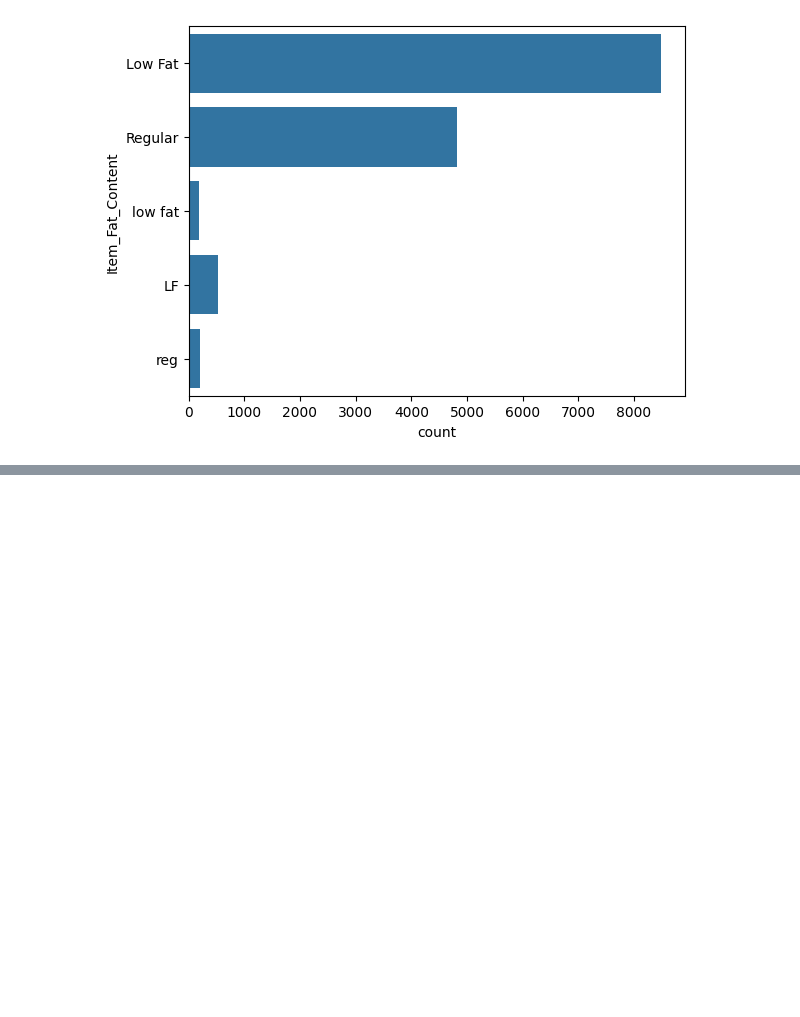
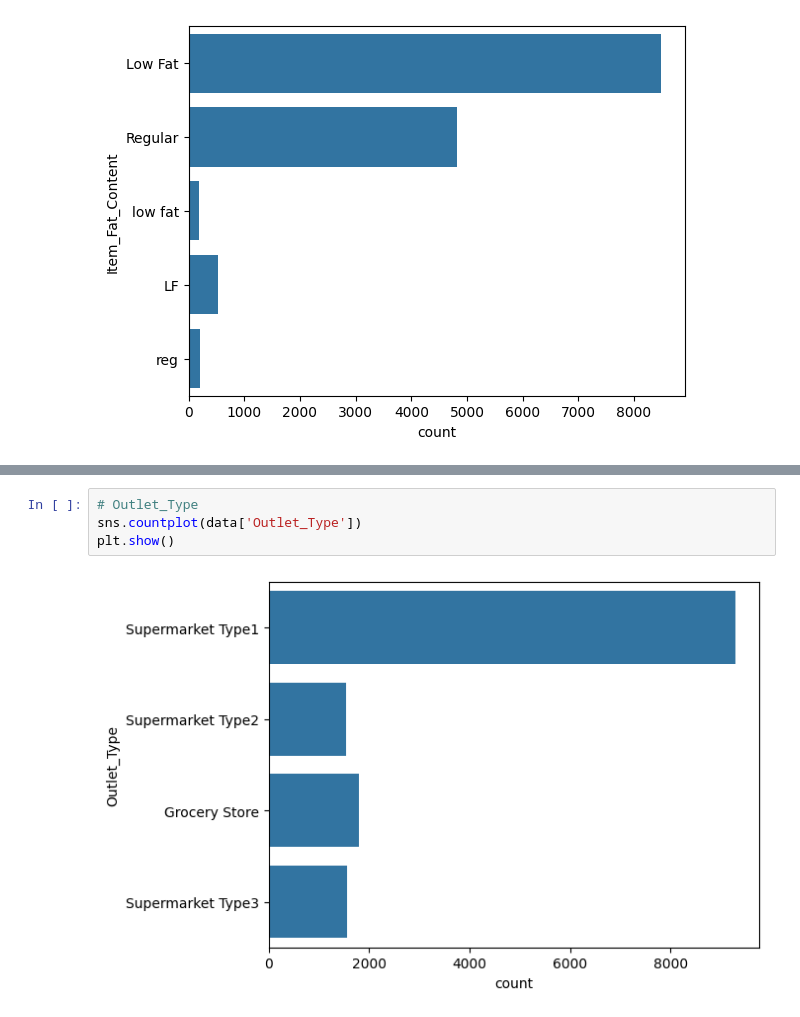
Before and after one commit to Technocolabs100/BigMart-Analysis-and-Prediction-on-Sales-Data, a Jupyter notebook: BigMartSalesPrediction.ipynb, the cells around one changed output, grey strips where cells are left out. Drawn from its saved outputs; the diff is of its cells as text; blank space fills up the shorter version.

```diff
--- a/BigMartSalesPrediction.ipynb
+++ b/BigMartSalesPrediction.ipynb
@@ -222,0 +229,6 @@ plt.show()
+# %%
+# Outlet_Type
+sns.countplot(data['Outlet_Type'])
+plt.show()
+# %% [output]
+[figure, added]
```
Also changed, not shown: parts of 10 cells of this notebook.
